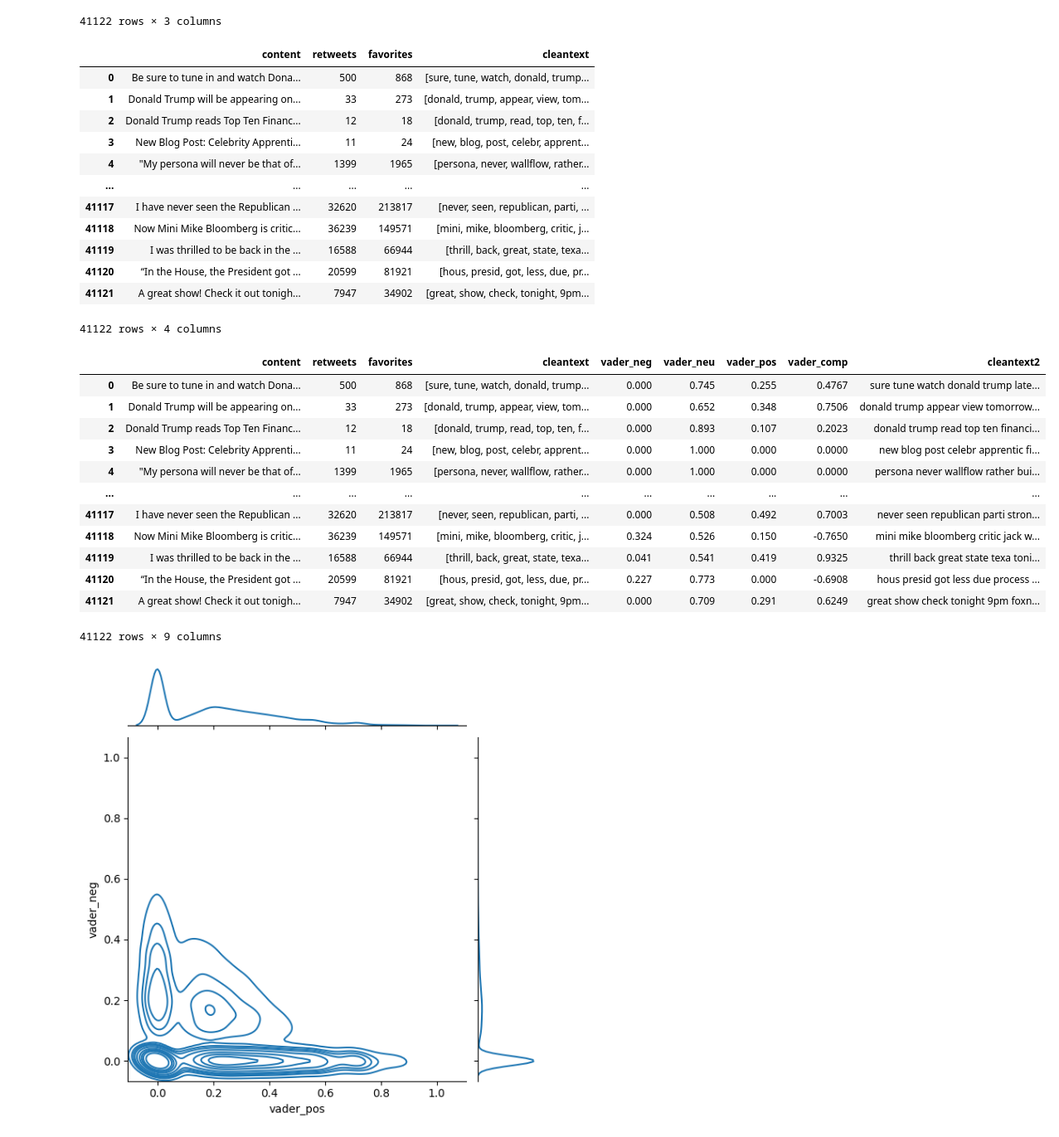
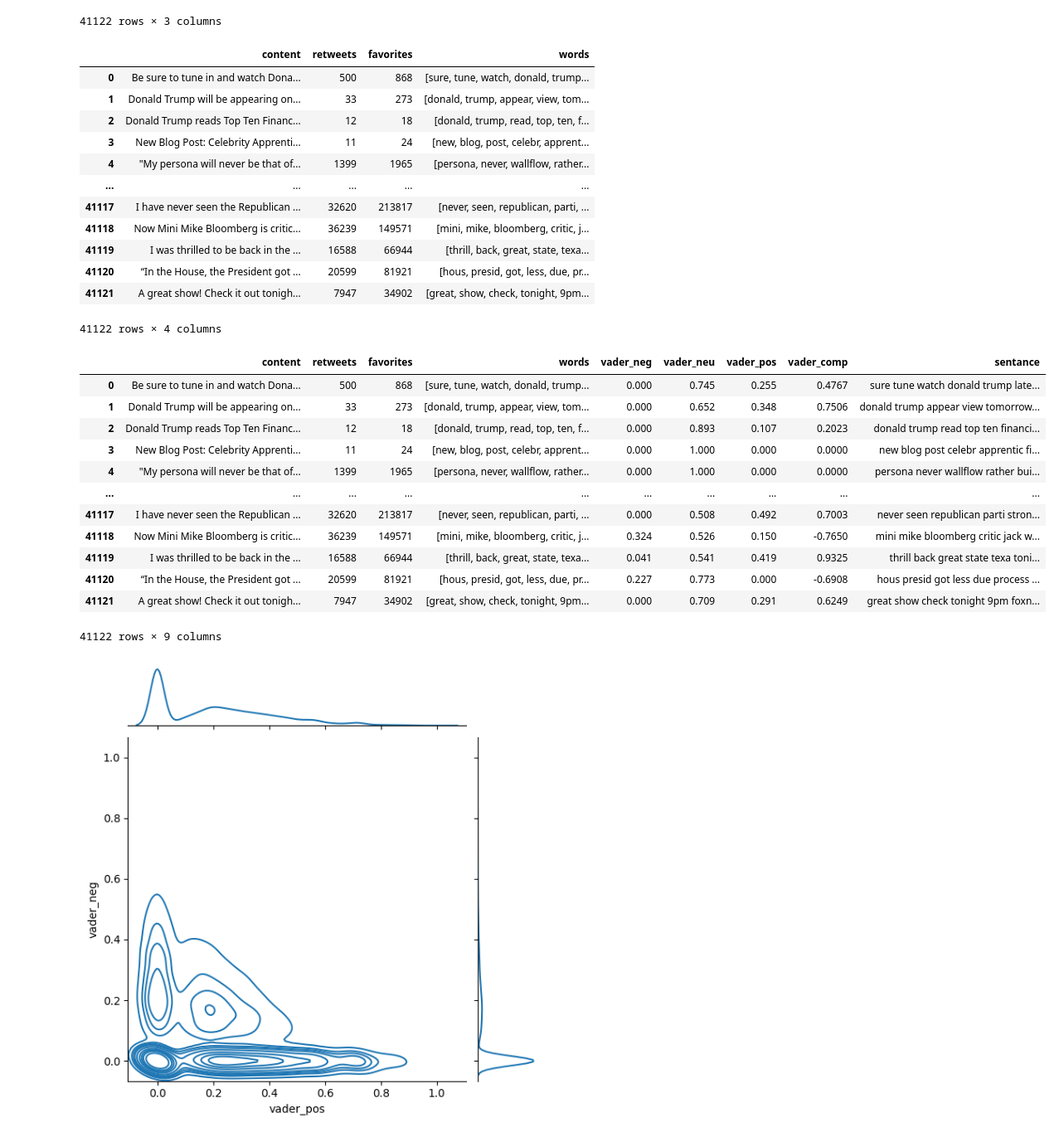
Before and after one commit to Critteros/trump-tweets, a Jupyter notebook: model-keras.ipynb, the cells around one changed output. Shown: that part at 83% size. Saved outputs shown, nothing was run; the diff lists cells and outputs as text; code cells hidden in the pictures.

```diff
--- a/model-keras.ipynb
+++ b/model-keras.ipynb
@@ -85,8 +75,6 @@ df
 41122 rows × 3 columns
 # %%
 def tweet_to_words(tweet):
-    ''' Convert tweet text into a sequence of words '''
-
     # convert to lowercase
     text = tweet.lower()
     # remove non letters
@@ -100,14 +88,10 @@ def tweet_to_words(tweet):
     # return list
     return words
 # %%
-cleantext=[]
-for item in tqdm(df['content']):
-    words=tweet_to_words(item)
-    cleantext+=[words]
-df['cleantext']=cleantext
+df["words"] = [tweet_to_words(item) for item in tqdm(df["content"])]
 df
 # %% [output]
-|  | content | retweets | favorites | cleantext |
+|  | content | retweets | favorites | words |
 | 0 | Be sure to tune in and watch Dona... | 500 | 868 | [sure, tune, watch, donald, trump... |
 | 1 | Donald Trump will be appearing on... | 33 | 273 | [donald, trump, appear, view, tom... |
 | 2 | Donald Trump reads Top Ten Financ... | 12 | 18 | [donald, trump, read, top, ten, f... |
@@ -123,18 +107,18 @@ df
 # %%
 def compute_vader_scores(df, label):
     sid = SentimentIntensityAnalyzer()
-    polarity_scores = df[label].apply(lambda x: sid.polarity_scores(' '.join(x)))
+    polarity_scores = df[label].apply(lambda x: sid.polarity_scores(" ".join(x)))
     df["vader_neg"] = polarity_scores.apply(lambda x: x["neg"])
     df["vader_neu"] = polarity_scores.apply(lambda x: x["neu"])
     df["vader_pos"] = polarity_scores.apply(lambda x: x["pos"])
     df["vader_comp"] = polarity_scores.apply(lambda x: x["compound"])
-    df['cleantext2'] = df[label].apply(lambda x: ' '.join(x))
+    df["sentance"] = df[label].apply(lambda x: " ".join(x))
     return df
 # %%
-df2 = compute_vader_scores(df,'cleantext')
+df2 = compute_vader_scores(df, "words")
 df2
 # %% [output]
-|  | content | retweets | favorites | cleantext | vader_neg | vader_neu | vader_pos | vader_comp | cleantext2 |
+|  | content | retweets | favorites | words | vader_neg | vader_neu | vader_pos | vader_comp | sentance |
 | 0 | Be sure to tune in and watch Dona... | 500 | 868 | [sure, tune, watch, donald, trump... | 0.000 | 0.745 | 0.255 | 0.4767 | sure tune watch donald trump late... |
 | 1 | Donald Trump will be appearing on... | 33 | 273 | [donald, trump, appear, view, tom... | 0.000 | 0.652 | 0.348 | 0.7506 | donald trump appear view tomorrow... |
 | 2 | Donald Trump reads Top Ten Financ... | 12 | 18 | [donald, trump, read, top, ten, f... | 0.000 | 0.893 | 0.107 | 0.2023 | donald trump read top ten financi... |
```
Also changed, not shown: parts of 26 cells of this notebook, 8 other files.
